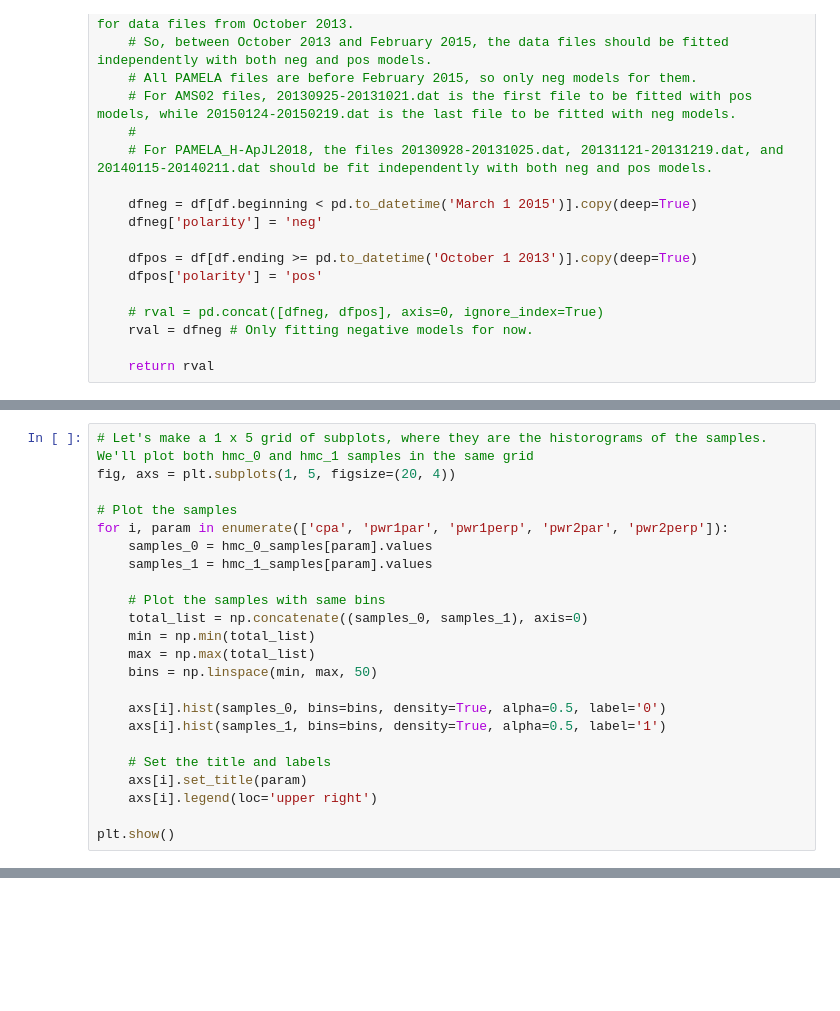
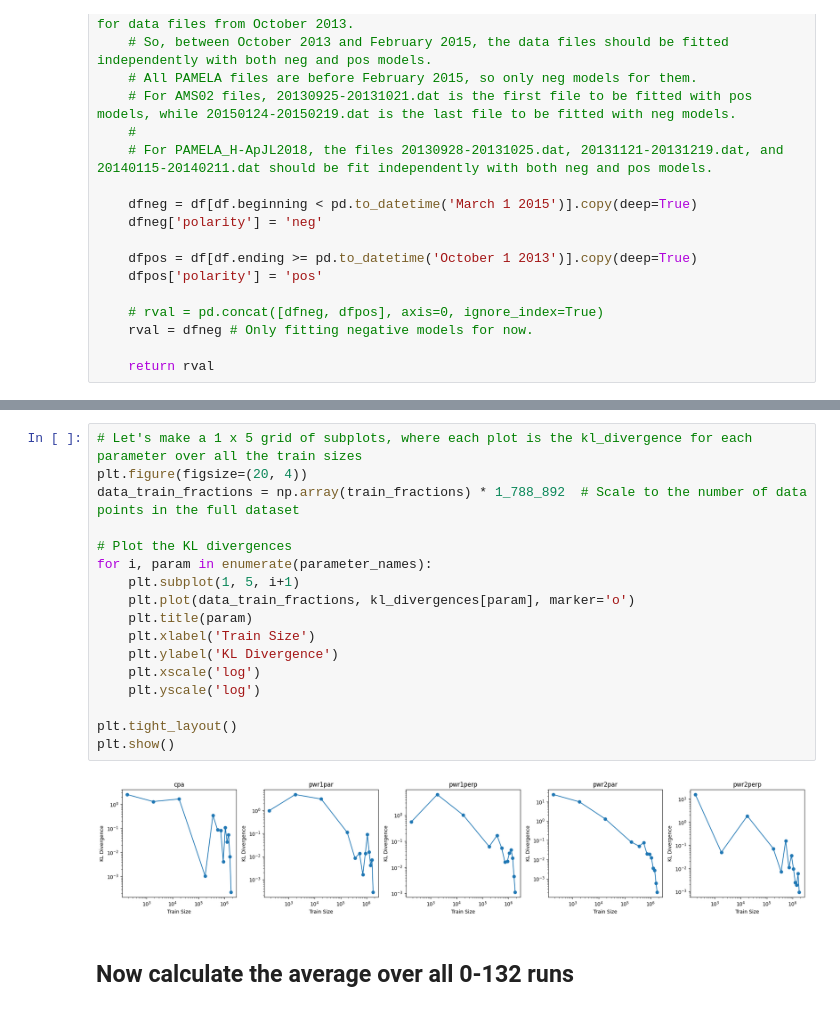
Before and after one commit to hawaii-ai/GalacticCosmicRays, a Jupyter notebook: notebooks/plot/plot_hmc_train_size.ipynb, the cells around one changed output, grey strips where cells are left out. Cells and saved outputs as stored; diff of their text form; blank space fills up the shorter version.

```diff
--- a/notebooks/plot/plot_hmc_train_size.ipynb
+++ b/notebooks/plot/plot_hmc_train_size.ipynb
@@ -135,23 +263,0 @@ print(hmc_1_samples.head())
-# %%
-# Let's make a 1 x 5 grid of subplots, where they are the historograms of the samples. We'll plot both hmc_0 and hmc_1 samples in the same grid
-fig, axs = plt.subplots(1, 5, figsize=(20, 4))
-
-# Plot the samples
-for i, param in enumerate(['cpa', 'pwr1par', 'pwr1perp', 'pwr2par', 'pwr2perp']):
-    samples_0 = hmc_0_samples[param].values
-    samples_1 = hmc_1_samples[param].values
-
-    # Plot the samples with same bins
-    total_list = np.concatenate((samples_0, samples_1), axis=0)
-    min = np.min(total_list)
-    max = np.max(total_list)
-    bins = np.linspace(min, max, 50)
-
-    axs[i].hist(samples_0, bins=bins, density=True, alpha=0.5, label='0')
-    axs[i].hist(samples_1, bins=bins, density=True, alpha=0.5, label='1')
-
-    # Set the title and labels
-    axs[i].set_title(param)
-    axs[i].legend(loc='upper right')
-
-plt.show()
@@ -194,0 +264,21 @@ ValueError: setting an array element with a sequence. The requested array has an
+# %%
+# Let's make a 1 x 5 grid of subplots, where each plot is the kl_divergence for each parameter over all the train sizes
+plt.figure(figsize=(20, 4))
+data_train_fractions = np.array(train_fractions) * 1_788_892  # Scale to the number of data points in the full dataset
+
+# Plot the KL divergences
+for i, param in enumerate(parameter_names):
+    plt.subplot(1, 5, i+1)
+    plt.plot(data_train_fractions, kl_divergences[param], marker='o')
+    plt.title(param)
+    plt.xlabel('Train Size')
+    plt.ylabel('KL Divergence')
+    plt.xscale('log')
+    plt.yscale('log')
+
+plt.tight_layout()
+plt.show()
+# %% [output]
+[figure, added]
+# %% [markdown]
+## Now calculate the average over all 0-132 runs
```
Also changed, not shown: parts of 13 cells of this notebook, 6 other files.
